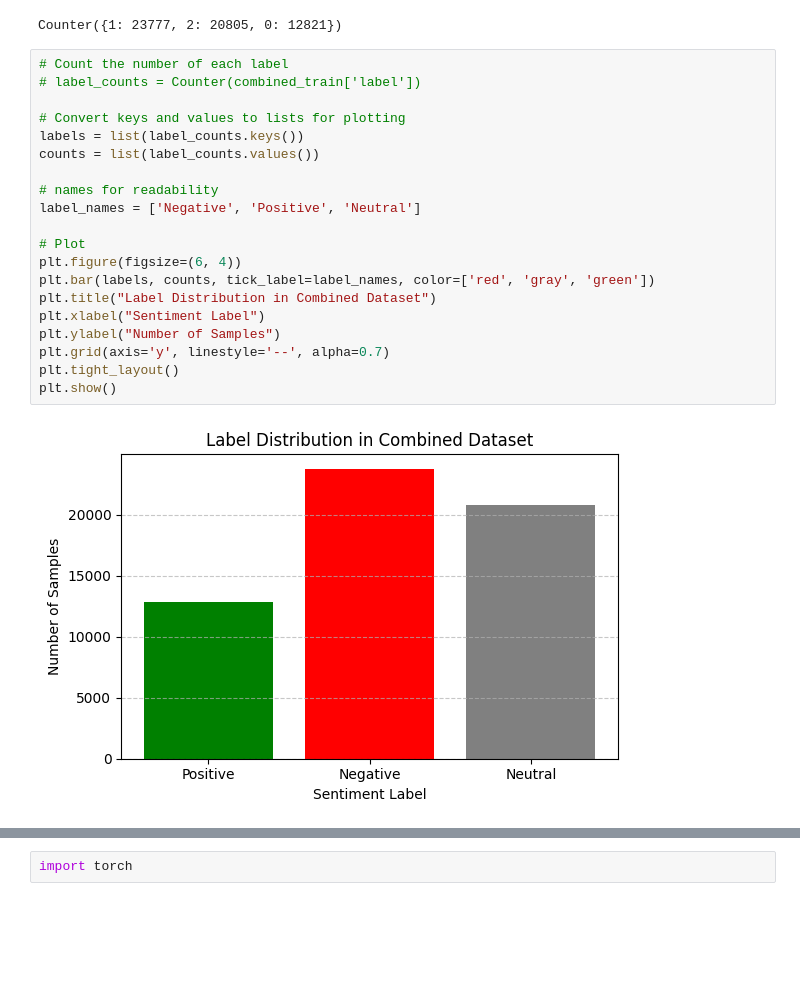
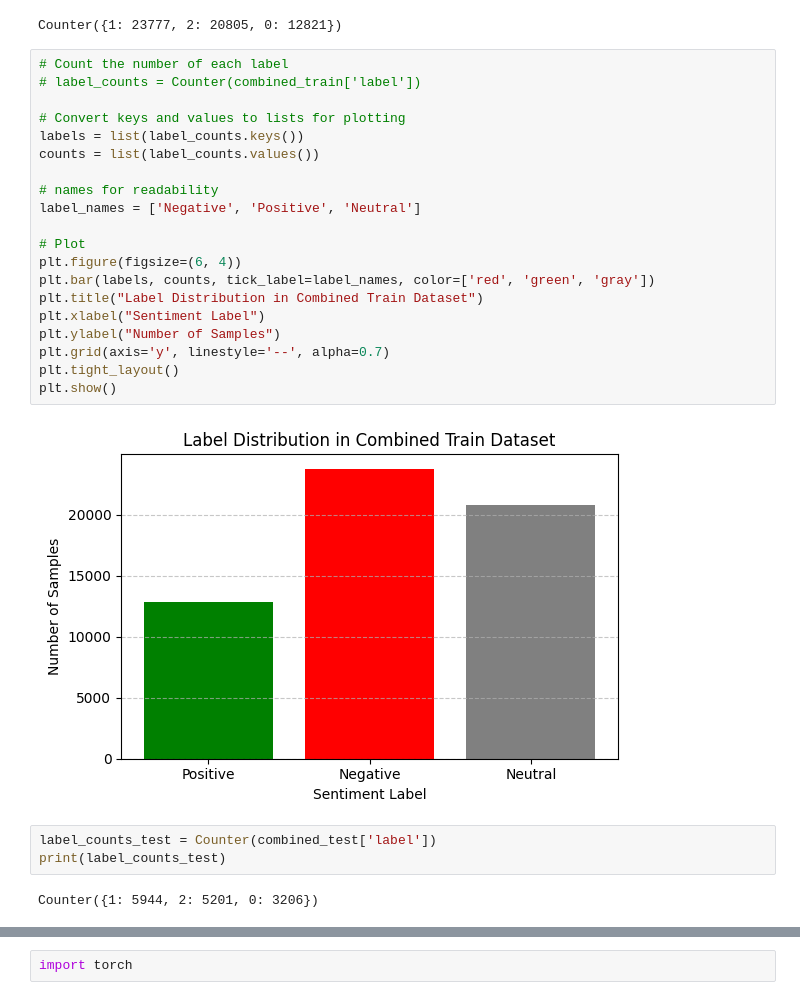
Before and after one commit to ShadaabHasan/student-review-system, a Jupyter notebook: Model/model.ipynb, the cells around one changed output, grey strips where cells are left out. Drawn from its saved outputs; the diff is of its cells as text; blank space fills up the shorter version.

```diff
--- a/Model/model.ipynb
+++ b/Model/model.ipynb
@@ -195,22 +197,27 @@ Counter({1: 23777, 2: 20805, 0: 12821})
 # %%
 # Count the number of each label
 # label_counts = Counter(combined_train['label'])
 
 # Convert keys and values to lists for plotting
 labels = list(label_counts.keys())
 counts = list(label_counts.values())
 
 # names for readability
 label_names = ['Negative', 'Positive', 'Neutral']
 
 # Plot
 plt.figure(figsize=(6, 4))
-plt.bar(labels, counts, tick_label=label_names, color=['red', 'gray', 'green'])
-plt.title("Label Distribution in Combined Dataset")
+plt.bar(labels, counts, tick_label=label_names, color=['red', 'green', 'gray'])
+plt.title("Label Distribution in Combined Train Dataset")
 plt.xlabel("Sentiment Label")
 plt.ylabel("Number of Samples")
 plt.grid(axis='y', linestyle='--', alpha=0.7)
 plt.tight_layout()
 plt.show()
 # %% [output]
-[figure, old version]
+[figure, new version]
+# %%
+label_counts_test = Counter(combined_test['label'])
+print(label_counts_test)
+# %% [output]
+Counter({1: 5944, 2: 5201, 0: 3206})
```
Also changed, not shown: parts of 14 cells of this notebook.
